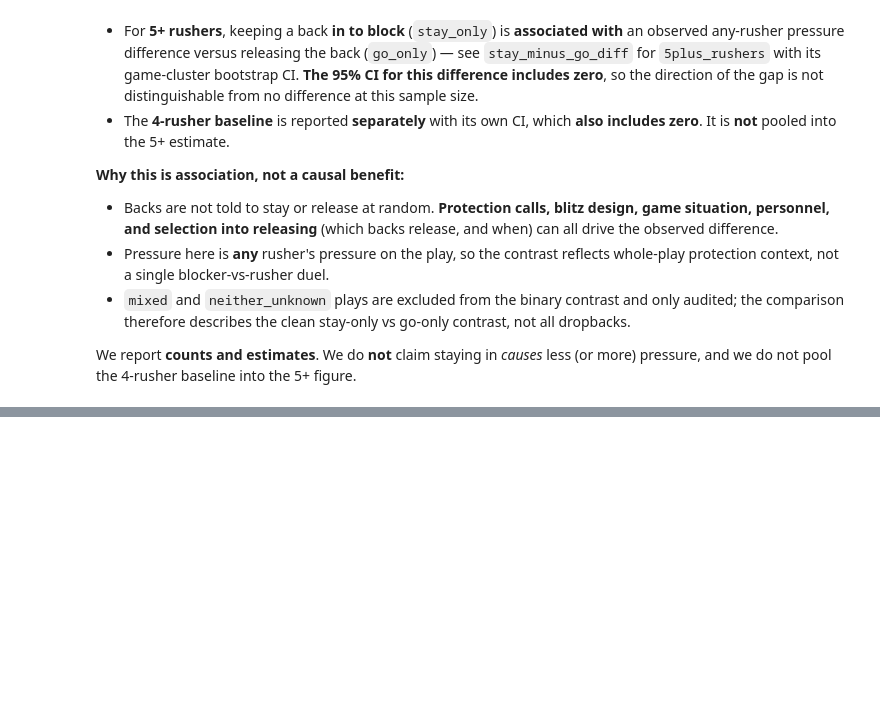
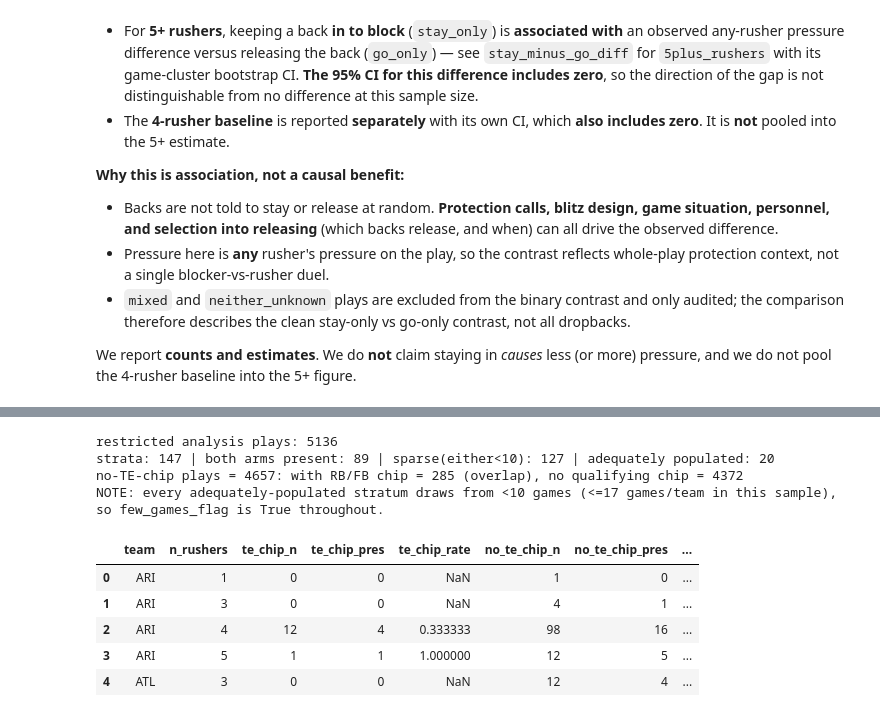
Before and after one commit to isaac-ciravolo/NYUDataBowl, a Jupyter notebook: notebooks/03_pressure_stayorgo.ipynb, the cells around one changed output, grey strips where cells are left out. Cells and saved outputs as stored; diff of their text form; code cells hidden in the pictures; blank space fills up the shorter version.

```diff
--- a/notebooks/03_pressure_stayorgo.ipynb
+++ b/notebooks/03_pressure_stayorgo.ipynb
@@ -986,0 +1319,73 @@ We report **counts and estimates**. We do **not** claim staying in *causes* less
+# %%
+rpop = play_tbl[(play_tbl['in_window']) & (play_tbl['any_pressure'].notna())].copy()
+rpop['no_te_but_rbfb']     = (~rpop['te_chip']) & (rpop['rbfb_chip'])
+rpop['no_qualifying_chip'] = (~rpop['te_chip']) & (~rpop['rbfb_chip'])
+SPARSE = 10
+
+def cluster_bootstrap_diff(grp, seed):
+    d = grp.copy()
+    d['a']  = d['te_chip'].astype(int)
+    d['b']  = (~d['te_chip']).astype(int)
+    d['ap'] = (d['te_chip']  & (d['any_pressure']==1)).astype(int)
+    d['bp'] = ((~d['te_chip']) & (d['any_pressure']==1)).astype(int)
+    per = d.groupby('gameId')[['a','b','ap','bp']].sum()
+    aa, bb = per['a'].to_numpy(), per['b'].to_numpy()
+    apr, bpr = per['ap'].to_numpy(), per['bp'].to_numpy()
+    ng = len(per); contributing = int(((aa > 0) | (bb > 0)).sum())
+    rng = np.random.default_rng(seed); draws, invalid = [], 0
+    for _ in range(N_BOOTSTRAP):
+        idx = rng.integers(0, ng, size=ng)
+        ta, tb = aa[idx].sum(), bb[idx].sum()
+        if ta == 0 or tb == 0:
+            invalid += 1; continue
+        draws.append((apr[idx].sum()/ta - bpr[idx].sum()/tb) * 100)
+    lo, hi = (np.percentile(draws, [2.5, 97.5]) if draws else (np.nan, np.nan))
+    return float(lo), float(hi), len(draws), invalid, contributing
+
+rows = []
+for (team, nr), grp in rpop.groupby(['team','n_rushers']):
+    te = grp[grp['te_chip']]; no = grp[~grp['te_chip']]
+    te_n, no_n = len(te), len(no)
+    te_rate = te['any_pressure'].mean() if te_n else np.nan
+    no_rate = no['any_pressure'].mean() if no_n else np.nan
+    diff = (te_rate - no_rate) * 100 if (te_n and no_n) else np.nan   # missing arm -> NaN, not 0
+    row = dict(team=team, n_rushers=int(nr),
+               te_chip_n=te_n, te_chip_pres=int(te['any_pressure'].sum()), te_chip_rate=te_rate,
+               no_te_chip_n=no_n, no_te_chip_pres=int(no['any_pressure'].sum()), no_te_chip_rate=no_rate,
+               te_minus_no_te_pp=diff,
+               no_te_with_rbfb_chip=int(grp['no_te_but_rbfb'].sum()),
+               no_te_no_qualifying_chip=int(grp['no_qualifying_chip'].sum()),
+               both_arms_present=bool(te_n and no_n),
+               sparse_flag=bool(te_n < SPARSE or no_n < SPARSE))
+    if te_n >= SPARSE and no_n >= SPARSE:
+        lo, hi, nv, ninv, contrib = cluster_bootstrap_diff(grp, RANDOM_SEED + 100 + int(nr))
+        row.update(ci_low=lo, ci_high=hi, bs_valid=nv, bs_invalid=ninv,
+                   contributing_games=contrib, few_games_flag=bool(contrib < 10))
+    else:
+        row.update(ci_low=np.nan, ci_high=np.nan, bs_valid=0, bs_invalid=0,
+                   contributing_games=int(grp['gameId'].nunique()), few_games_flag=True)
+    rows.append(row)
+team_rusher = pd.DataFrame(rows).sort_values(['team','n_rushers']).reset_index(drop=True)
+
+adequate = team_rusher[(team_rusher['te_chip_n'] >= SPARSE) & (team_rusher['no_te_chip_n'] >= SPARSE)]
+print('restricted analysis plays:', len(rpop))
+print(f'strata: {len(team_rusher)} | both arms present: {int(team_rusher.both_arms_present.sum())} '
+      f'| sparse(either<{SPARSE}): {int(team_rusher.sparse_flag.sum())} '
+      f'| adequately populated: {len(adequate)}')
+print(f'no-TE-chip plays = {int((~rpop.te_chip).sum())}: '
+      f'with RB/FB chip = {int(rpop.no_te_but_rbfb.sum())} (overlap), '
+      f'no qualifying chip = {int(rpop.no_qualifying_chip.sum())}')
+print('NOTE: every adequately-populated stratum draws from <10 games (<=17 games/team '
+      'in this sample), so few_games_flag is True throughout.')
+team_rusher.head()
+# %% [output]
+restricted analysis plays: 5136
+strata: 147 | both arms present: 89 | sparse(either<10): 127 | adequately populated: 20
+no-TE-chip plays = 4657: with RB/FB chip = 285 (overlap), no qualifying chip = 4372
+NOTE: every adequately-populated stratum draws from <10 games (<=17 games/team in this sample), so few_games_flag is True throughout.
+|  | team | n_rushers | te_chip_n | te_chip_pres | te_chip_rate | no_te_chip_n | no_te_chip_pres | ... |
+| 0 | ARI | 1 | 0 | 0 | NaN | 1 | 0 | ... |
+| 1 | ARI | 3 | 0 | 0 | NaN | 4 | 1 | ... |
+| 2 | ARI | 4 | 12 | 4 | 0.333333 | 98 | 16 | ... |
+| 3 | ARI | 5 | 1 | 1 | 1.000000 | 12 | 5 | ... |
+| 4 | ATL | 3 | 0 | 0 | NaN | 12 | 4 | ... |
```
Also changed, not shown: parts of 19 cells of this notebook, 5 other files.
